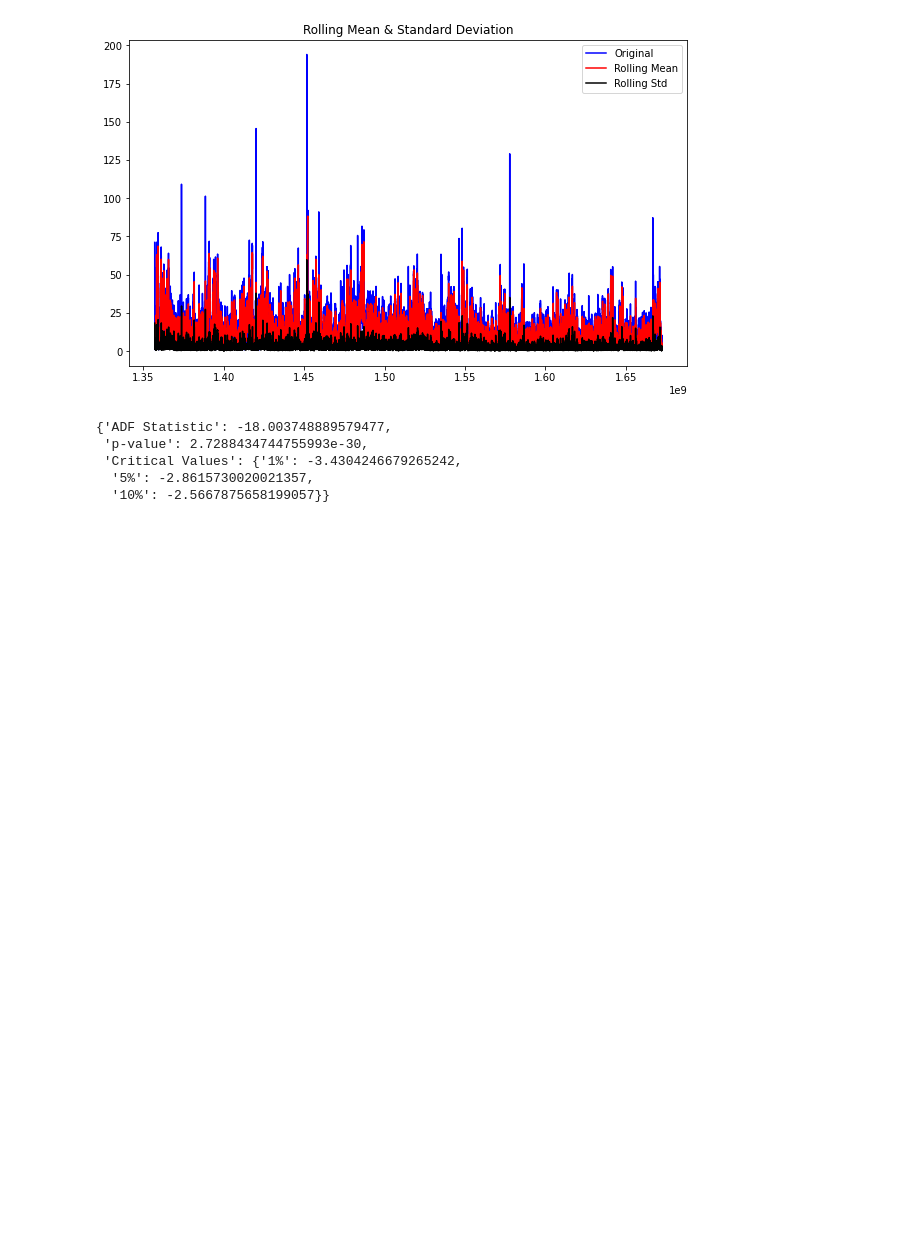
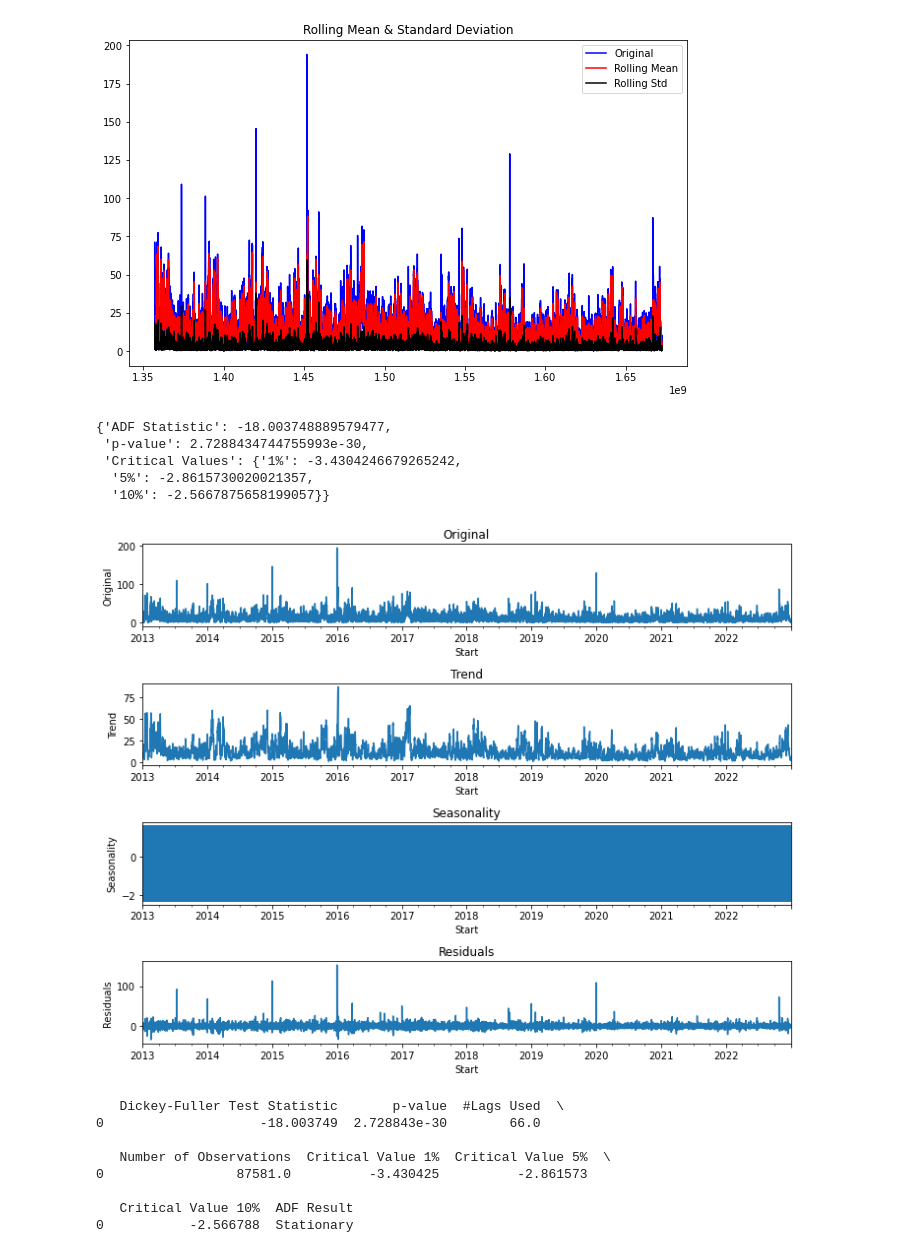
Before and after one commit to tugcekonuklar/irp-air-pollution, a Jupyter notebook: src/notebook/irp_pm_eda.ipynb, the cells around one changed output. Drawn from its saved outputs; the diff is of its cells as text; code cells hidden in the pictures; blank space fills up the shorter version.

```diff
--- a/src/notebook/irp_pm_eda.ipynb
+++ b/src/notebook/irp_pm_eda.ipynb
@@ -284,3 +286,22 @@ eda.get_stationarity(df_merged[['PM2.5-Value']], visualize=True)
  'Critical Values': {'1%': -3.4304246679265242,
   '5%': -2.8615730020021357,
   '10%': -2.5667875658199057}}
+# %%
+df= pd.read_csv('../../data/DATETIME_MERGED_DE_DEBB021.csv')
+df['Start'] = pd.to_datetime(df['Start'])
+df = df.set_index('Start')
+result_df = eda.check_seasonality_and_trend(df, 'PM2.5-Value', freq='H')
+if 'Error' in result_df.columns:
+    print(result_df['Error'][0])
+else:
+    print(result_df)
+# %% [output]
+[figure, added]
+   Dickey-Fuller Test Statistic       p-value  #Lags Used  \
+0                    -18.003749  2.728843e-30        66.0
+
+   Number of Observations  Critical Value 1%  Critical Value 5%  \
+0                 87581.0          -3.430425          -2.861573
+
+   Critical Value 10%  ADF Result
+0           -2.566788  Stationary
```
Also changed, not shown: parts of 2 cells of this notebook, 5 other files.
